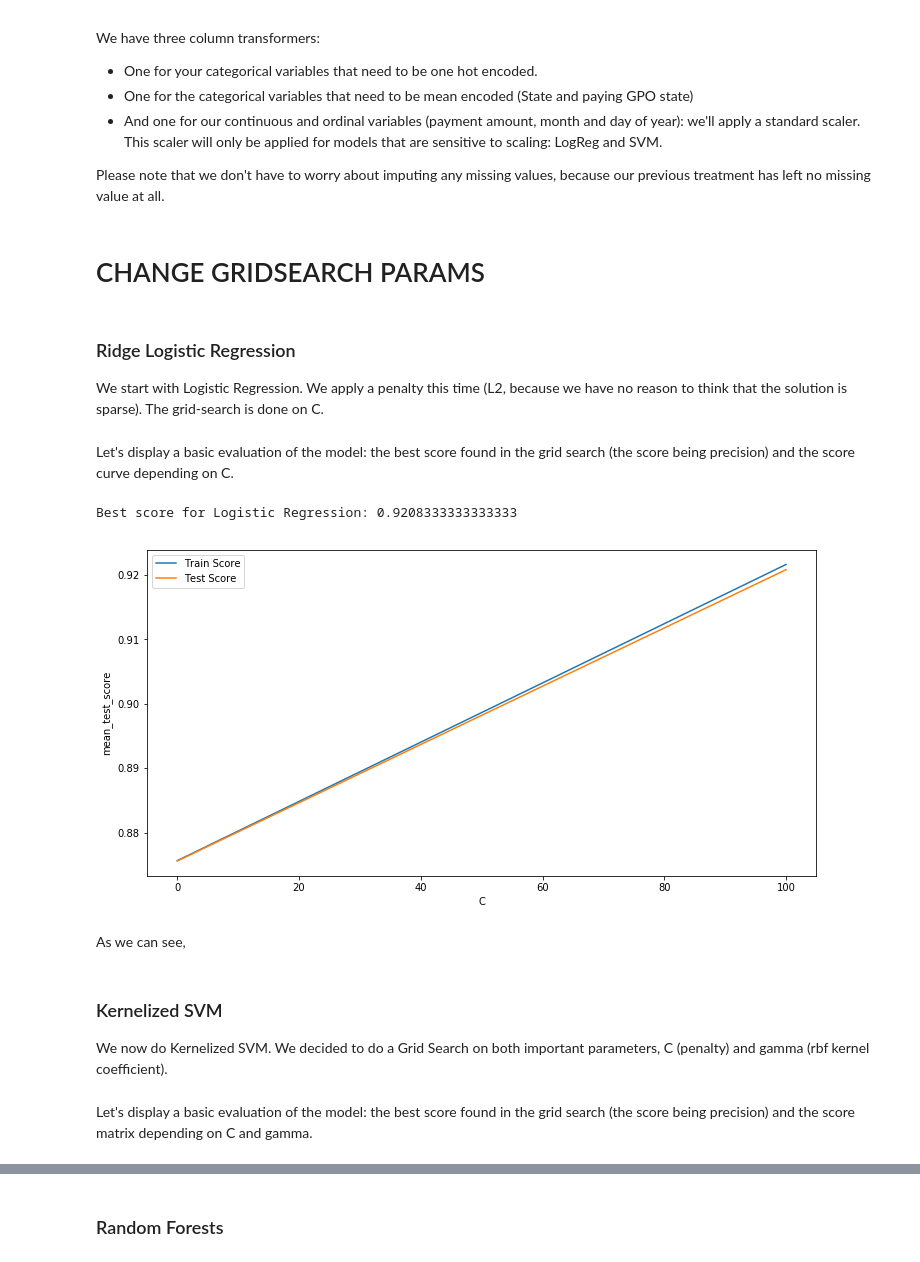
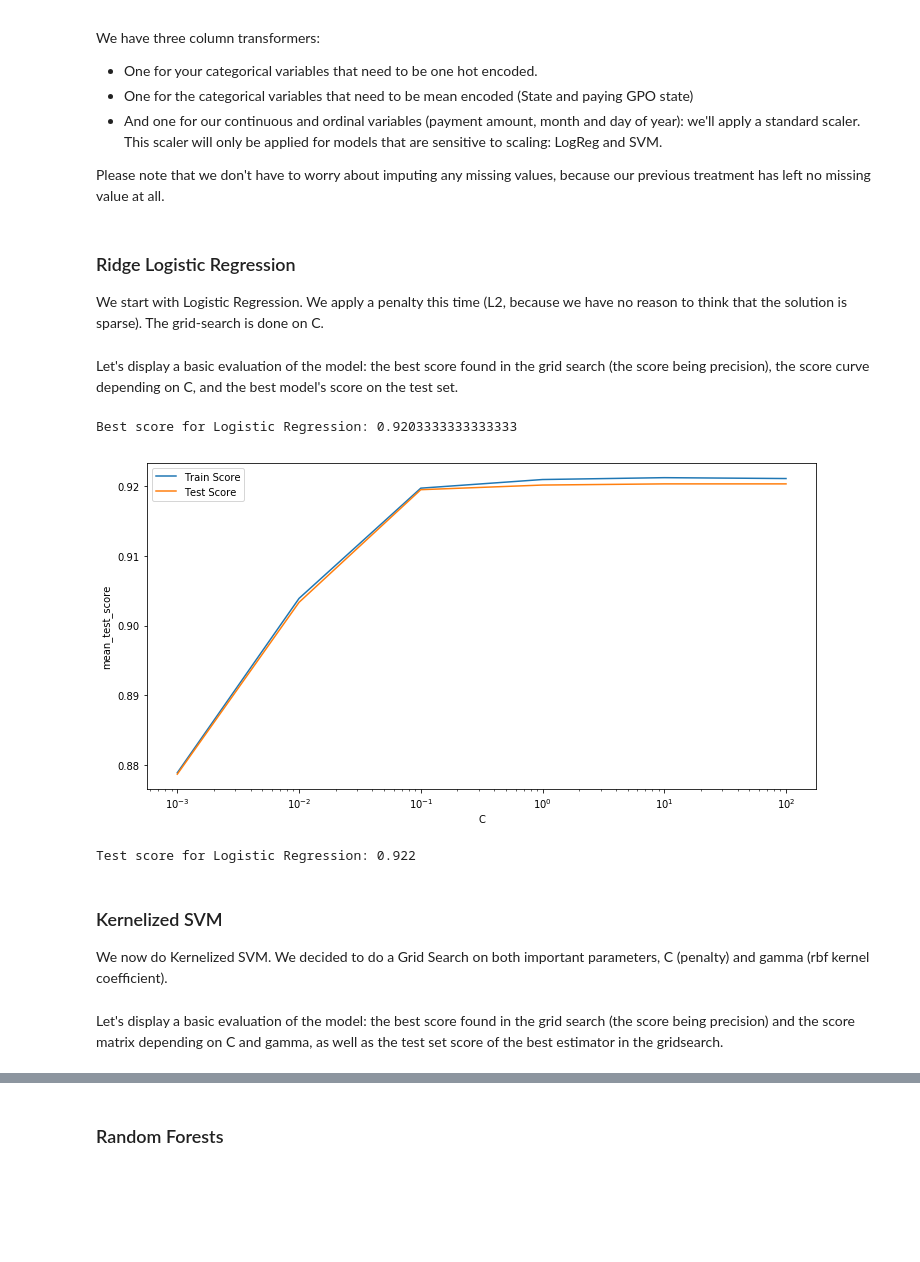
Before and after one commit to aml-spring-19/medical_payment_classification, a Jupyter notebook: HW3.ipynb, the cells around one changed output, grey strips where cells are left out. Drawn from its saved outputs; the diff is of its cells as text; code cells hidden in the pictures; blank space fills up the shorter version.

```diff
--- a/HW3.ipynb
+++ b/HW3.ipynb
@@ -743,8 +750,6 @@ cat_mask = np.logical_and(cat_mask, ~ord_mask)
 
 prepsc = ColumnTransformer([('one-hot encoding', ohe, cat_mask), ('mean encoding', menc, ord_mask), ('scaling', rsc, cont_mask)])
 prepnsc = ColumnTransformer([('one-hot encoding', ohe, cat_mask), ('mean encoding', menc, ord_mask), ('pt', 'passthrough', cont_mask)])
-# %% [markdown]
-# CHANGE GRIDSEARCH PARAMS
 # %% [markdown]
 ### Ridge Logistic Regression
 
@@ -752,32 +757,36 @@ We start with Logistic Regression. We apply a penalty this time (L2, because we
 # %%
 logr = LogisticRegression()
 pipe_logr = Pipeline([('preprocessing', prepsc), ('logr', logr)])
-param_grid_logr = {'logr__C': np.logspace(-3, 2, 2)}
+param_grid_logr = {'logr__C': np.logspace(-3, 2, 6)}
 
-grid_logr = GridSearchCV(pipe_logr, param_grid_logr, cv=5, n_jobs=-1)
+grid_logr = GridSearchCV(pipe_logr, param_grid_logr, cv=10, n_jobs=-1)
 _ = grid_logr.fit(X_train, y_train)
 # %% [markdown]
-Let's display a basic evaluation of the model: the best score found in the grid search (the score being precision) and the score curve depending on C.
+Let's display a basic evaluation of the model: the best score found in the grid search (the score being precision), the score curve depending on C, and the best model's score on the test set.
 # %%
 s_logr = grid_logr.best_score_
 print("Best score for Logistic Regression: " + str(s_logr))
 # %% [output]
-Best score for Logistic Regression: 0.9208333333333333
+Best score for Logistic Regression: 0.9203333333333333
 # %%
 res = pd.DataFrame(grid_logr.cv_results_)
 
 fig, ax = plt.subplots(1, 1, figsize=(12,6))
 
 sns.lineplot(x='param_logr__C', y='mean_train_score', data=res, label='Train Score')
 sns.lineplot(x='param_logr__C', y='mean_test_score', data=res, label='Test Score')
 
 ax.set_xlabel('C')
+plt.xscale("log")
 plt.legend()
 plt.show()
 # %% [output]
-[figure, old version]
+[figure, new version]
-# %% [markdown]
-As we can see,
+# %%
+ts_logr = grid_logr.best_estimator_.score(X_test, y_test)
+print("Test score for Logistic Regression: " + str(ts_logr))
+# %% [output]
+Test score for Logistic Regression: 0.922
 # %% [markdown]
 ### Kernelized SVM
 
@@ -791,7 +800,7 @@ param_grid_svc = {'svc__C': np.logspace(-3, 2, 2),
 grid_svc = GridSearchCV(pipe_svc, param_grid_svc, cv=5, n_jobs=-1)
 _ = grid_svc.fit(X_train, y_train)
 # %% [markdown]
-Let's display a basic evaluation of the model: the best score found in the grid search (the score being precision) and the score matrix depending on C and gamma.
+Let's display a basic evaluation of the model: the best score found in the grid search (the score being precision) and the score matrix depending on C and gamma, as well as the test set score of the best estimator in the gridsearch.
 # %%
 print("Best score for Kernelized SVM: {}".format(np.round(grid_svc.best_score_, 2)))
 # %% [output]
```
Also changed, not shown: parts of 36 cells of this notebook.
